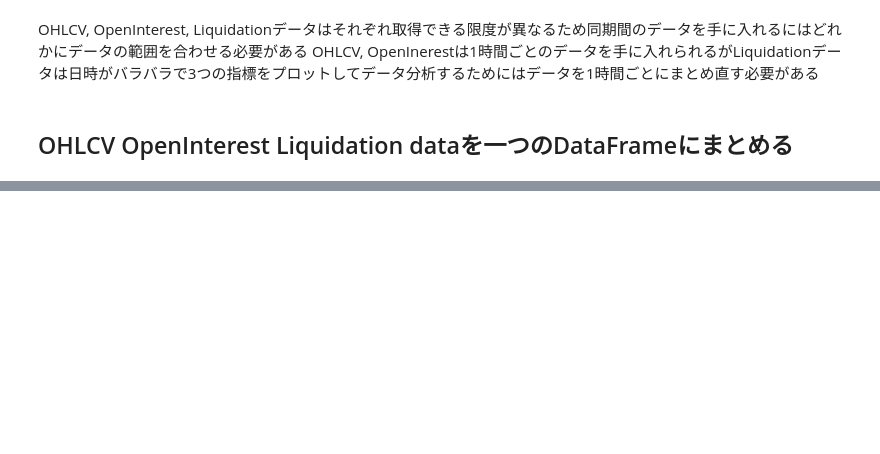
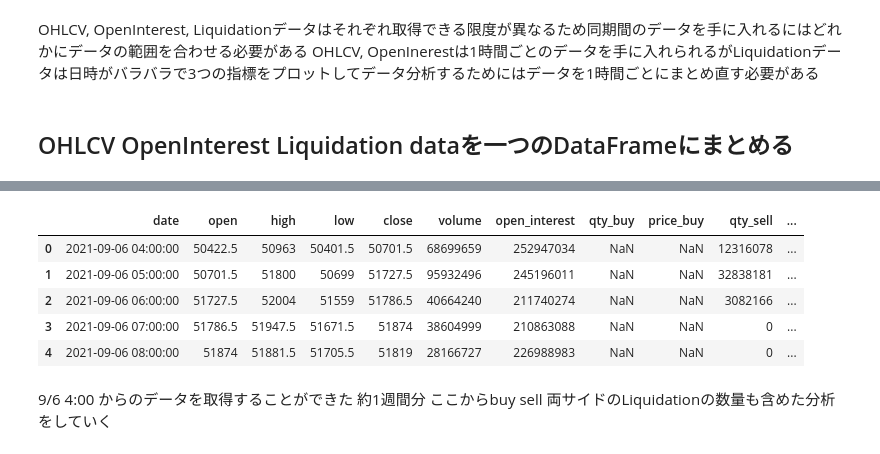
Before and after one commit to pocket-12/system-trade, a Jupyter notebook: Bybit_api.ipynb, the cells around one changed output, grey strips where cells are left out. Cells and saved outputs as stored; diff of their text form; code cells hidden in the pictures; blank space fills up the shorter version.

```diff
--- a/Bybit_api.ipynb
+++ b/Bybit_api.ipynb
@@ -182,6 +186,10 @@ memory usage: 2.1 KB
 # %%
+# Groupby methodでdate columnが indexになってしまうのでreset_indexで対処
+
 df_liquid_buy = df_liquid_buy.groupby(pd.Grouper(key='date', freq='1h')).sum()
+df_liquid_buy.reset_index(inplace=True)
 df_liquid_sell = df_liquid_sell.groupby(pd.Grouper(key='date', freq='1h')).sum()
+df_liquid_sell.reset_index(inplace=True)
 df_liquid_sell.info()
 # %% [output]
 <class 'pandas.core.frame.DataFrame'>
@@ -286,0 +306,3 @@ liquidation orderの情報も組み合わせる必要がありそう
+# %%
+# buy sell 別々にしたliquidation dataを一つにまとめる
+df_liquid = pd.merge(df_liquid_buy, df_liquid_sell, how="outer")
@@ -286,0 +333,5 @@ liquidation orderの情報も組み合わせる必要がありそう
+# %%
+# OHLCV OpenInterest Liquidation を一つのデータとしてdataframeにまとめる
+
+df_all = pd.merge(df_1, df_liquid)
+df_all.info()
@@ -286,0 +357,12 @@ liquidation orderの情報も組み合わせる必要がありそう
+# %%
+df_all.head()
+# %% [output]
+|  | date | open | high | low | close | volume | open_interest | qty_buy | price_buy | qty_sell | ... |
+| 0 | 2021-09-06 04:00:00 | 50422.5 | 50963 | 50401.5 | 50701.5 | 68699659 | 252947034 | NaN | NaN | 12316078 | ... |
+| 1 | 2021-09-06 05:00:00 | 50701.5 | 51800 | 50699 | 51727.5 | 95932496 | 245196011 | NaN | NaN | 32838181 | ... |
+| 2 | 2021-09-06 06:00:00 | 51727.5 | 52004 | 51559 | 51786.5 | 40664240 | 211740274 | NaN | NaN | 3082166 | ... |
+| 3 | 2021-09-06 07:00:00 | 51786.5 | 51947.5 | 51671.5 | 51874 | 38604999 | 210863088 | NaN | NaN | 0 | ... |
+| 4 | 2021-09-06 08:00:00 | 51874 | 51881.5 | 51705.5 | 51819 | 28166727 | 226988983 | NaN | NaN | 0 | ... |
+# %% [markdown]
+9/6 4:00 からのデータを取得することができた 約1週間分
+ここからbuy sell 両サイドのLiquidationの数量も含めた分析をしていく
```
Also changed, not shown: parts of 15 cells of this notebook.
